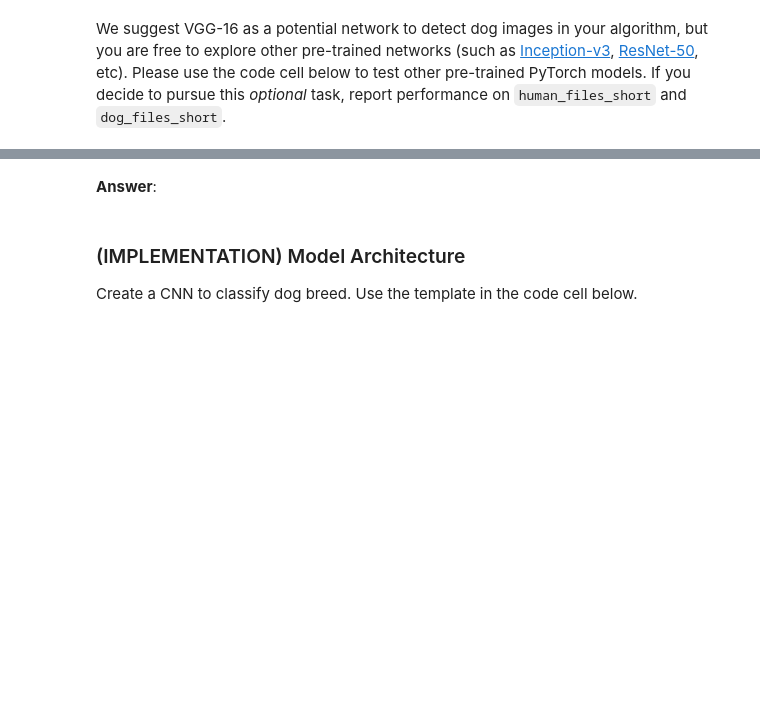
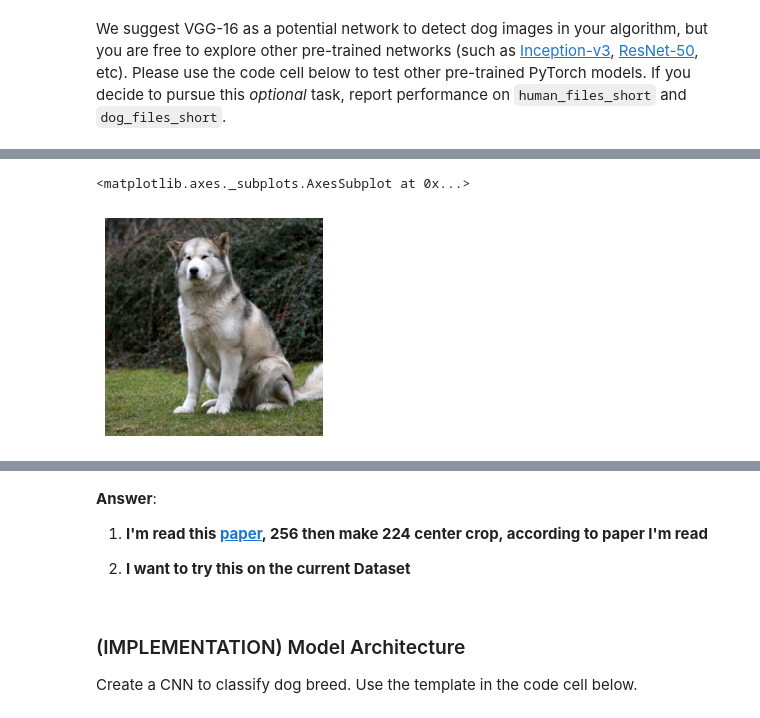
Before and after one commit to Mostafa-ashraf19/CNN_Dog_Breed_Classifier, a Jupyter notebook: dog_app.ipynb, the cells around one changed output, grey strips where cells are left out. Cells and saved outputs as stored; diff of their text form; code cells hidden in the pictures; blank space fills up the shorter version.

Commit message:
Data processing and prepare loader

```diff
--- a/dog_app.ipynb
+++ b/dog_app.ipynb
@@ -449,0 +462,12 @@ from torchvision import datasets
+# %%
+%%time
+import os
+from torchvision import datasets
+# Data loader. Combines a dataset and a sampler, and provides an iterable over the given dataset.
+
+### DONE: Write data loaders for training, validation, and test sets
+## Specify appropriate transforms, and batch_sizes
+
+trainingdata_loader =  torch.utils.data.DataLoader(trainD_transformed,batch_size=30,shuffle=True)
+testdata_loader =  torch.utils.data.DataLoader(testD_transformed,batch_size=30,shuffle=True)
+validdata_loader =  torch.utils.data.DataLoader(validD_transformed,batch_size=30,shuffle=True)
@@ -449,0 +477,5 @@ from torchvision import datasets
+# %%
+%%time
+t_image, Timg_label = next(iter(trainingdata_loader))
+# test_image, Testimg_label = next(iter(testdata_loader))
+# v_image, Vimg_label = next(iter(validdata_loader))
@@ -450,3 +485,33 @@ from torchvision import datasets
+# %%
+# here just under stand a iter and next
+# display a image from tesnsor datatype
+def imshow(image, ax=None, title=None, normalize=True): # Function to display the images in the dataset
+
+    if ax is None:
+        fig, ax = plt.subplots()
+    image = image.numpy().transpose((1, 2, 0))
+
+    if normalize:
+        mean = np.array([0.485, 0.456, 0.406])
+        std = np.array([0.229, 0.224, 0.225])
+        image = std * image + mean
+        image = np.clip(image, 0, 1)
+
+    ax.imshow(image)
+    ax.spines['top'].set_visible(False)
+    ax.spines['right'].set_visible(False)
+    ax.spines['left'].set_visible(False)
+    ax.spines['bottom'].set_visible(False)
+    ax.tick_params(axis='both', length=0)
+    ax.set_xticklabels('')
+    ax.set_yticklabels('')
+
+    return ax
+# %%
+imshow(t_image[0,:])
+# %% [output]
+<matplotlib.axes._subplots.AxesSubplot at 0x...>
+[figure, added]
 # %% [markdown]
 **Question 3:** Describe your chosen procedure for preprocessing the data.
 - How does your code resize the images (by cropping, stretching, etc)?  What size did you pick for the input tensor, and why?
@@ -453,6 +520,10 @@ from torchvision import datasets
 - Did you decide to augment the dataset?  If so, how (through translations, flips, rotations, etc)?  If not, why not?
-# %% [markdown]
-**Answer**:
+# %% [markdown]
+**Answer**:
+
+1. **I'm read this [paper](https://arxiv.org/pdf/1409.1556.pdf), 256 then make 224 center crop, according to paper I'm read**
+
+2. **I want to try this on the current Dataset**
 # %% [markdown]
 ### (IMPLEMENTATION) Model Architecture
 
```
Also changed, not shown: parts of 9 cells of this notebook.
